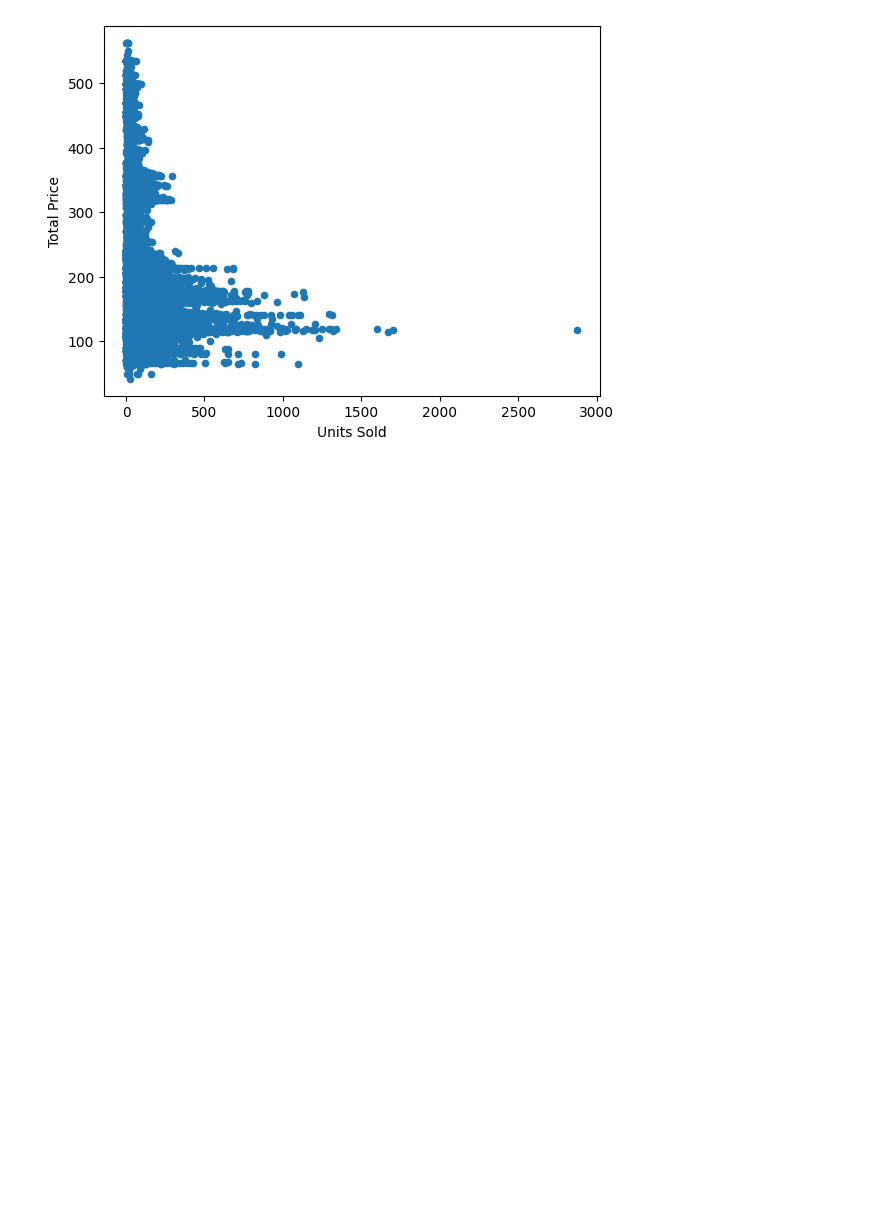
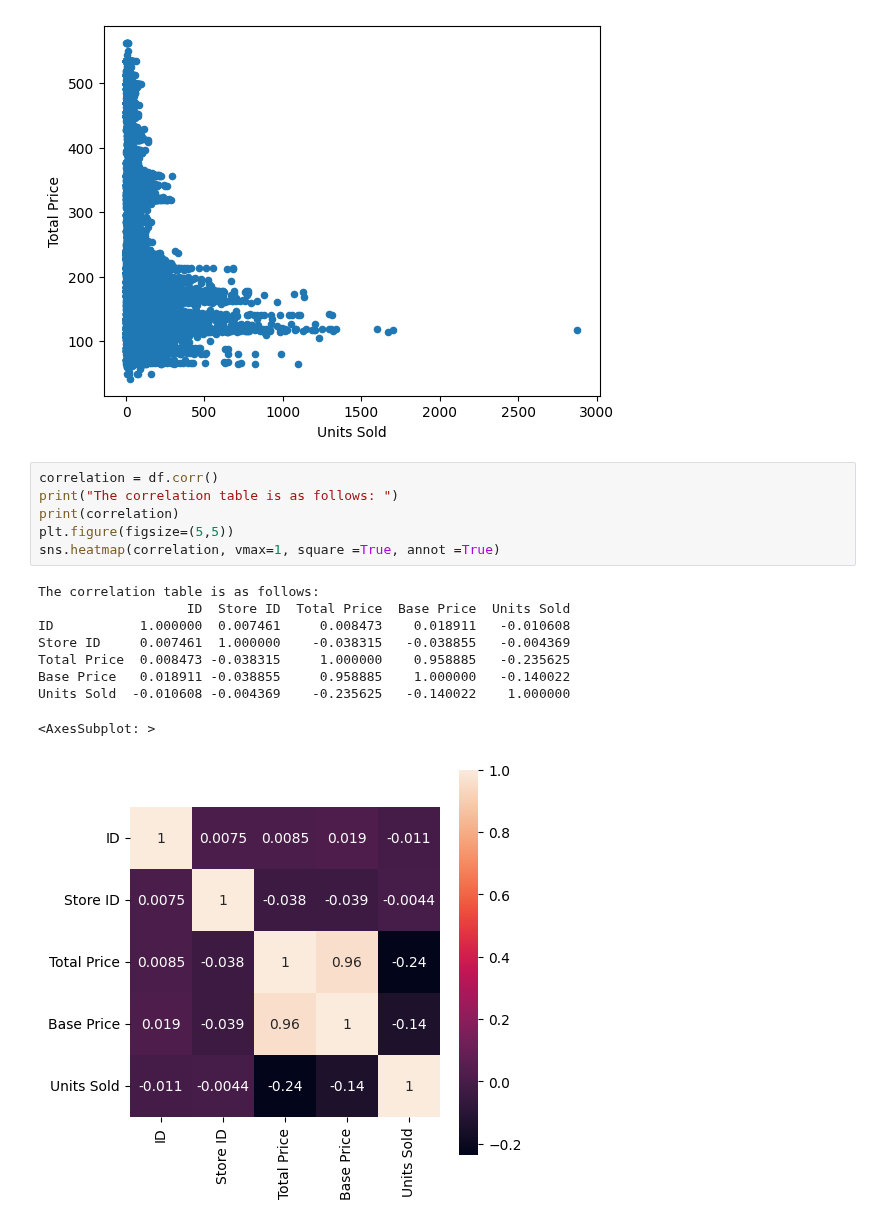
Before and after one commit to Annarhysa/MoodMate, a Jupyter notebook: Demand prediciton.ipynb, the cells around one changed output. Cells and saved outputs as stored; diff of their text form; blank space fills up the shorter version.

```diff
--- a/Demand prediciton.ipynb
+++ b/Demand prediciton.ipynb
@@ -51,3 +51,19 @@ fig
 # %% [output]
 <AxesSubplot: xlabel='Units Sold', ylabel='Total Price'>
 [figure]
+# %%
+correlation = df.corr()
+print("The correlation table is as follows: ")
+print(correlation)
+plt.figure(figsize=(5,5))
+sns.heatmap(correlation, vmax=1, square =True, annot =True)
+# %% [output]
+The correlation table is as follows:
+                   ID  Store ID  Total Price  Base Price  Units Sold
+ID           1.000000  0.007461     0.008473    0.018911   -0.010608
+Store ID     0.007461  1.000000    -0.038315   -0.038855   -0.004369
+Total Price  0.008473 -0.038315     1.000000    0.958885   -0.235625
+Base Price   0.018911 -0.038855     0.958885    1.000000   -0.140022
+Units Sold  -0.010608 -0.004369    -0.235625   -0.140022    1.000000
+<AxesSubplot: >
+[figure, added]
```
